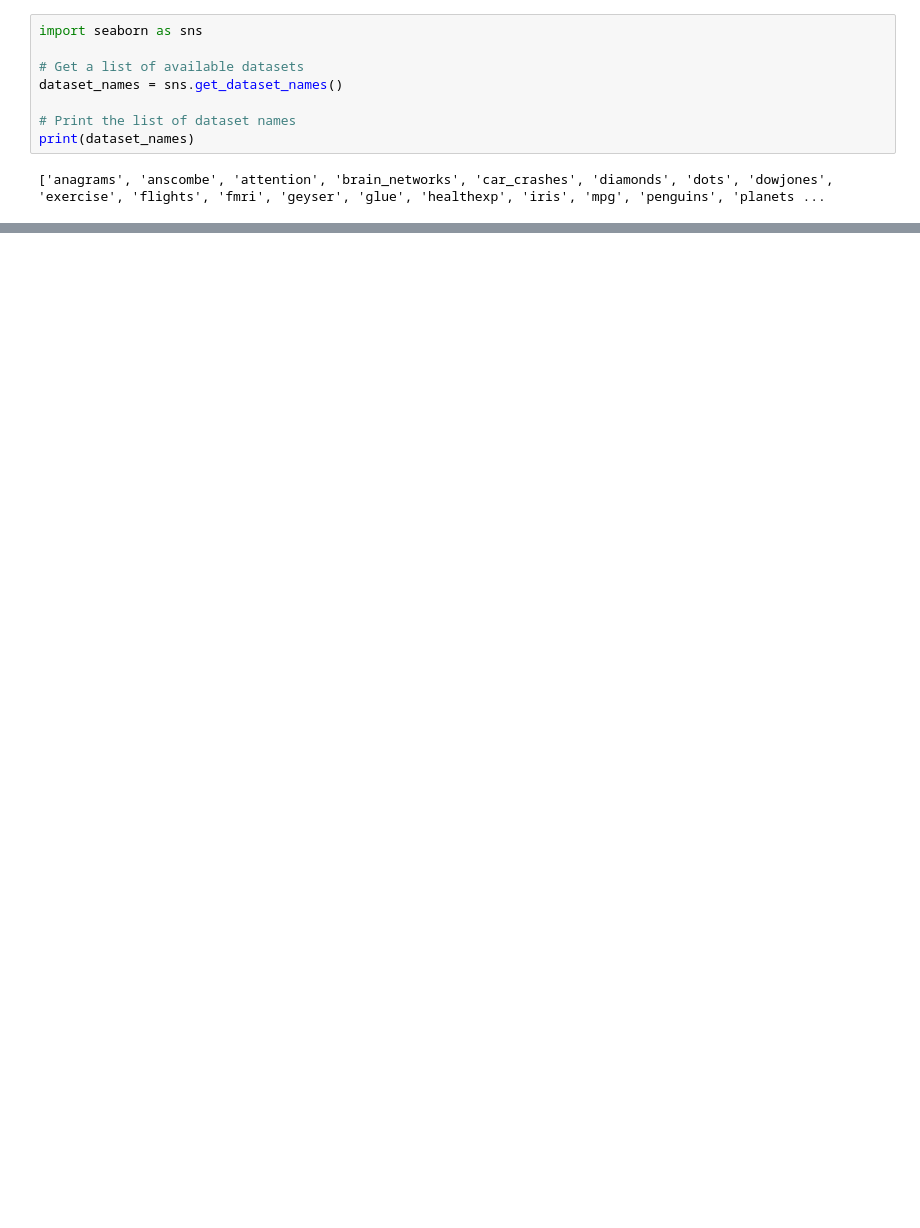
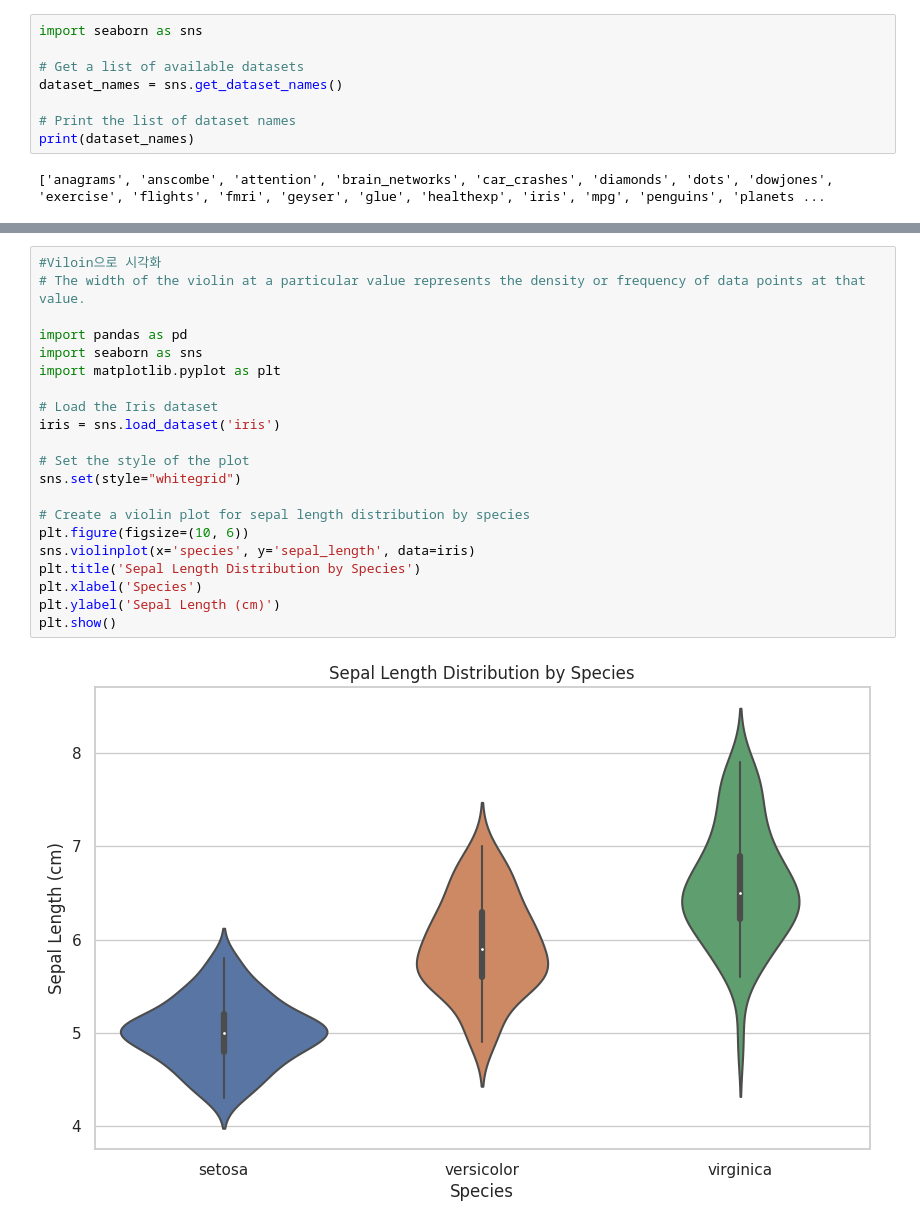
Before and after one commit to ongunma/gylim, a Jupyter notebook: 임건영_201921172.ipynb, the cells around one changed output, grey strips where cells are left out. Cells and saved outputs as stored; diff of their text form; blank space fills up the shorter version.

```diff
--- a/임건영_201921172.ipynb
+++ b/임건영_201921172.ipynb
@@ -647,0 +316,23 @@ plt.show()
+# %%
+#Viloin으로 시각화
+# The width of the violin at a particular value represents the density or frequency of data points at that value.
+
+import pandas as pd
+import seaborn as sns
+import matplotlib.pyplot as plt
+
+# Load the Iris dataset
+iris = sns.load_dataset('iris')
+
+# Set the style of the plot
+sns.set(style="whitegrid")
+
+# Create a violin plot for sepal length distribution by species
+plt.figure(figsize=(10, 6))
+sns.violinplot(x='species', y='sepal_length', data=iris)
+plt.title('Sepal Length Distribution by Species')
+plt.xlabel('Species')
+plt.ylabel('Sepal Length (cm)')
+plt.show()
+# %% [output]
+[figure, added]
```
Also changed, not shown: parts of 88 cells of this notebook.
